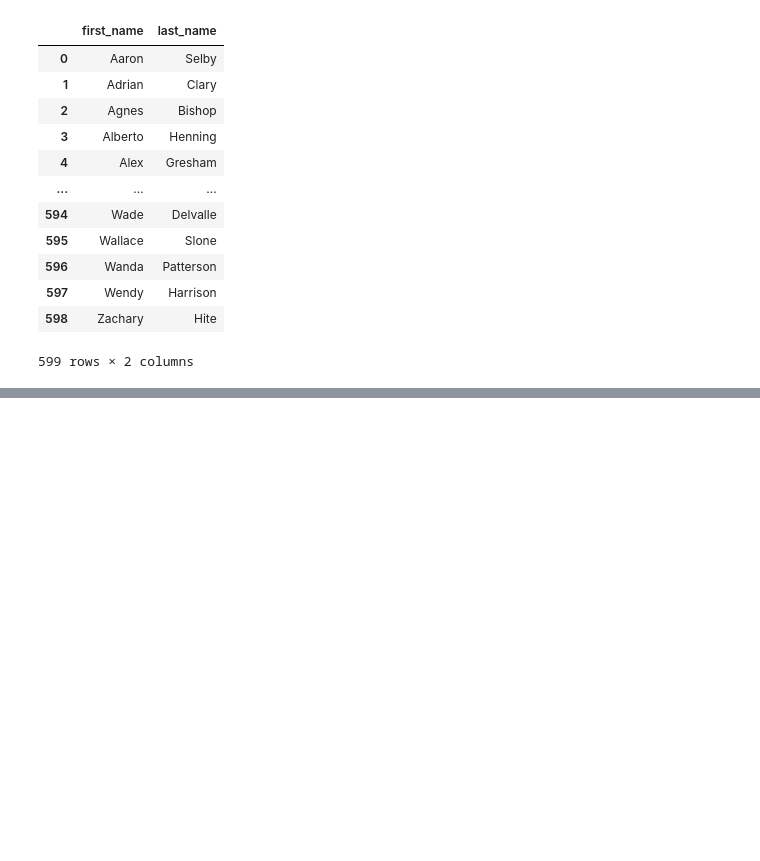
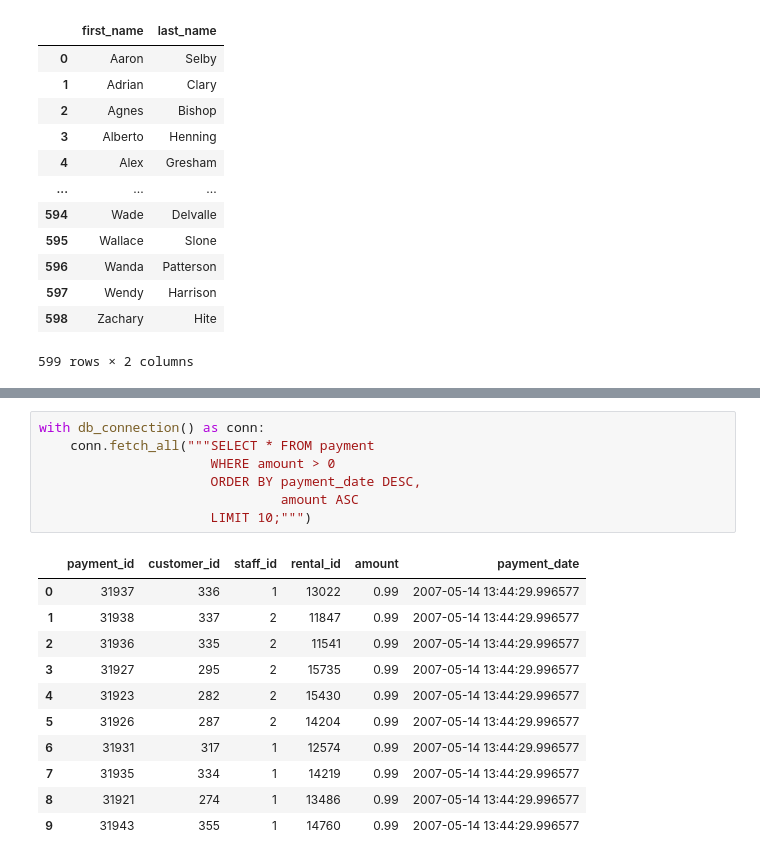
Before and after one commit to LukasRub/complete-sql-bootcamp, a Jupyter notebook: src/ORDER BY, LIMIT clauses.ipynb, the cells around one changed output, grey strips where cells are left out. Cells and saved outputs as stored; diff of their text form; blank space fills up the shorter version.

```diff
--- a/src/ORDER BY clause.ipynb
+++ b/src/ORDER BY, LIMIT clauses.ipynb
@@ -84,0 +104,19 @@ with db_connection() as conn:
+# %%
+with db_connection() as conn:
+    conn.fetch_all("""SELECT * FROM payment
+                      WHERE amount > 0
+                      ORDER BY payment_date DESC,
+                               amount ASC
+                      LIMIT 10;""")
+# %% [output]
+|  | payment_id | customer_id | staff_id | rental_id | amount | payment_date |
+| 0 | 31937 | 336 | 1 | 13022 | 0.99 | 2007-05-14 13:44:29.996577 |
+| 1 | 31938 | 337 | 2 | 11847 | 0.99 | 2007-05-14 13:44:29.996577 |
+| 2 | 31936 | 335 | 2 | 11541 | 0.99 | 2007-05-14 13:44:29.996577 |
+| 3 | 31927 | 295 | 2 | 15735 | 0.99 | 2007-05-14 13:44:29.996577 |
+| 4 | 31923 | 282 | 2 | 15430 | 0.99 | 2007-05-14 13:44:29.996577 |
+| 5 | 31926 | 287 | 2 | 14204 | 0.99 | 2007-05-14 13:44:29.996577 |
+| 6 | 31931 | 317 | 1 | 12574 | 0.99 | 2007-05-14 13:44:29.996577 |
+| 7 | 31935 | 334 | 1 | 14219 | 0.99 | 2007-05-14 13:44:29.996577 |
+| 8 | 31921 | 274 | 1 | 13486 | 0.99 | 2007-05-14 13:44:29.996577 |
+| 9 | 31943 | 355 | 1 | 14760 | 0.99 | 2007-05-14 13:44:29.996577 |
```
Also changed, not shown: parts of 7 cells of this notebook.
